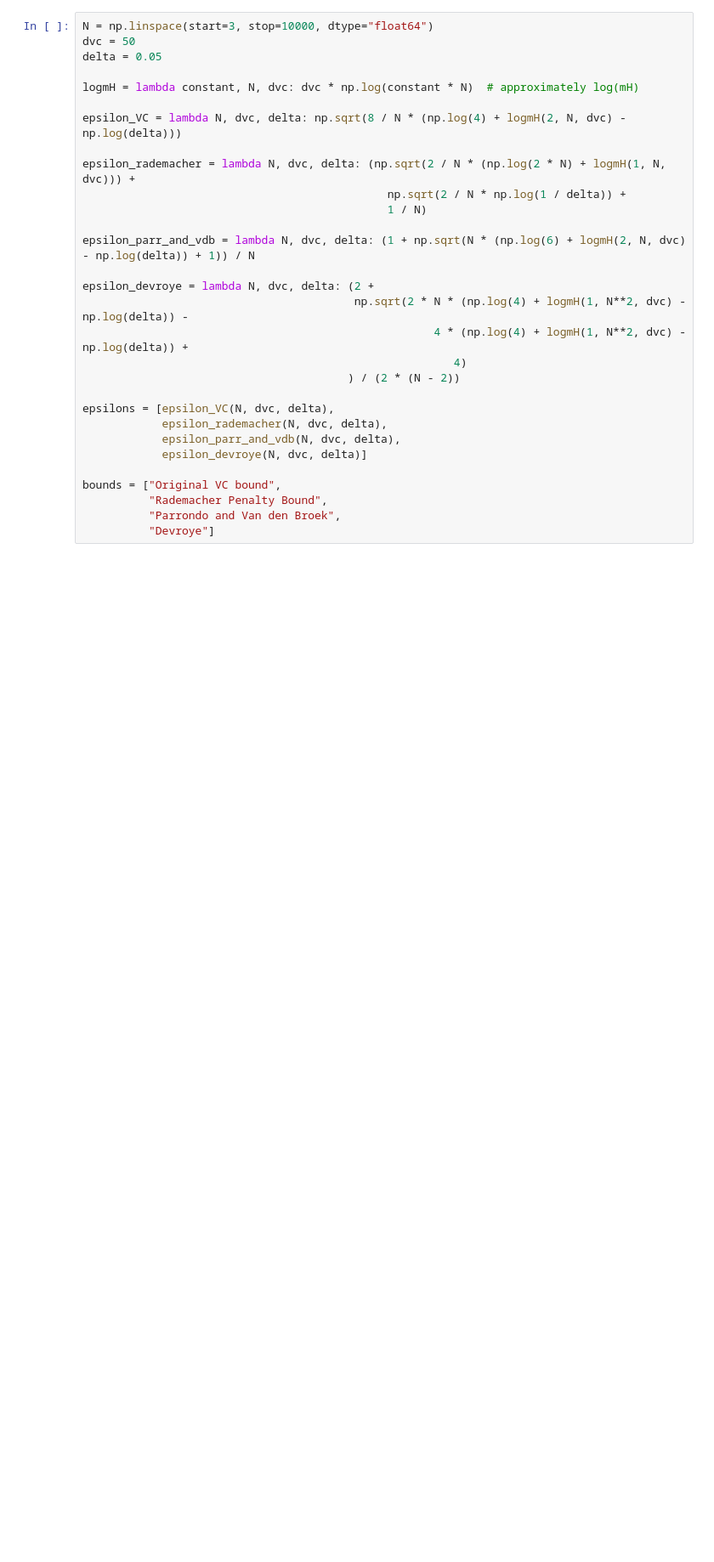
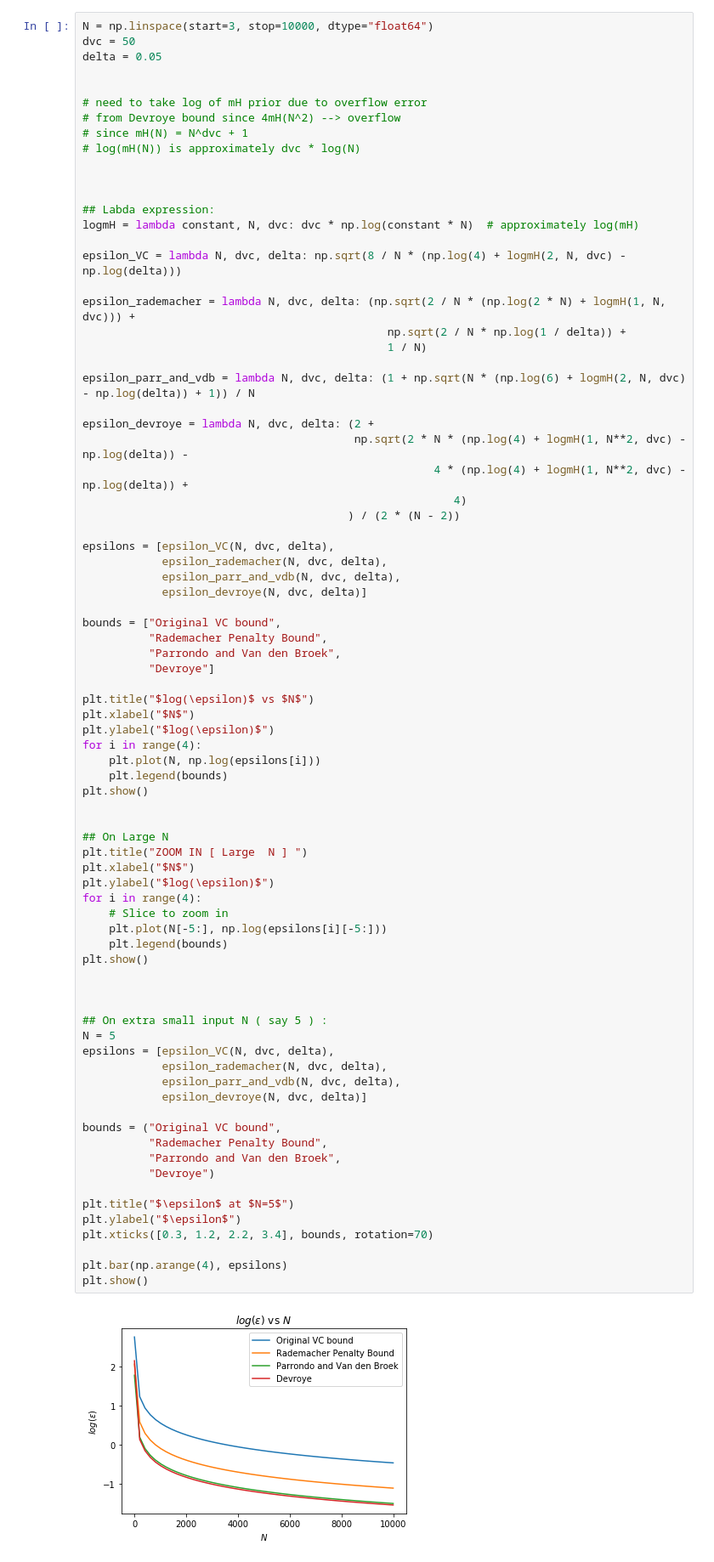
Before and after one commit to SeuperHakkerJa/project.ml, a Jupyter notebook: On Generalization and VC Dimension.ipynb, the cells around one changed output. Shown: that part at 85% size. Drawn from its saved outputs; the diff is of its cells as text; blank space fills up the shorter version.

```diff
--- a/On Generalization and VC Dimension.ipynb
+++ b/On Generalization and VC Dimension.ipynb
@@ -34,30 +41,81 @@ The closest numerical approximation of the minimum sample size that the VC gener
 # %%
 N = np.linspace(start=3, stop=10000, dtype="float64")
 dvc = 50
 delta = 0.05
 
+
+# need to take log of mH prior due to overflow error
+# from Devroye bound since 4mH(N^2) --> overflow
+# since mH(N) = N^dvc + 1
+# log(mH(N)) is approximately dvc * log(N)
+
+
+
+## Labda expression:
 logmH = lambda constant, N, dvc: dvc * np.log(constant * N)  # approximately log(mH)
 
 epsilon_VC = lambda N, dvc, delta: np.sqrt(8 / N * (np.log(4) + logmH(2, N, dvc) - np.log(delta)))
 
 epsilon_rademacher = lambda N, dvc, delta: (np.sqrt(2 / N * (np.log(2 * N) + logmH(1, N, dvc))) +
                                               np.sqrt(2 / N * np.log(1 / delta)) +
                                               1 / N)
 
 epsilon_parr_and_vdb = lambda N, dvc, delta: (1 + np.sqrt(N * (np.log(6) + logmH(2, N, dvc) - np.log(delta)) + 1)) / N
 
 epsilon_devroye = lambda N, dvc, delta: (2 +
                                          np.sqrt(2 * N * (np.log(4) + logmH(1, N**2, dvc) - np.log(delta)) -
                                                      4 * (np.log(4) + logmH(1, N**2, dvc) - np.log(delta)) +
                                                         4)
                                         ) / (2 * (N - 2))
 
 epsilons = [epsilon_VC(N, dvc, delta),
             epsilon_rademacher(N, dvc, delta),
             epsilon_parr_and_vdb(N, dvc, delta),
             epsilon_devroye(N, dvc, delta)]
 
 bounds = ["Original VC bound",
           "Rademacher Penalty Bound",
           "Parrondo and Van den Broek",
           "Devroye"]
+
+plt.title("$log(\epsilon)$ vs $N$")
+plt.xlabel("$N$")
+plt.ylabel("$log(\epsilon)$")
+for i in range(4):
+    plt.plot(N, np.log(epsilons[i]))
+    plt.legend(bounds)
+plt.show()
+
+
+## On Large N
+plt.title("ZOOM IN [ Large  N ] ")
+plt.xlabel("$N$")
+plt.ylabel("$log(\epsilon)$")
+for i in range(4):
+    # Slice to zoom in
+    plt.plot(N[-5:], np.log(epsilons[i][-5:]))
+    plt.legend(bounds)
+plt.show()
+
+
+
+## On extra small input N ( say 5 ) :
+N = 5
+epsilons = [epsilon_VC(N, dvc, delta),
+            epsilon_rademacher(N, dvc, delta),
+            epsilon_parr_and_vdb(N, dvc, delta),
+            epsilon_devroye(N, dvc, delta)]
+
+bounds = ("Original VC bound",
+          "Rademacher Penalty Bound",
+          "Parrondo and Van den Broek",
+          "Devroye")
+
+plt.title("$\epsilon$ at $N=5$")
+plt.ylabel("$\epsilon$")
+plt.xticks([0.3, 1.2, 2.2, 3.4], bounds, rotation=70)
+
+plt.bar(np.arange(4), epsilons)
+plt.show()
+# %% [output]
+[figure, added]
```
Also changed, not shown: parts of 5 cells of this notebook.
